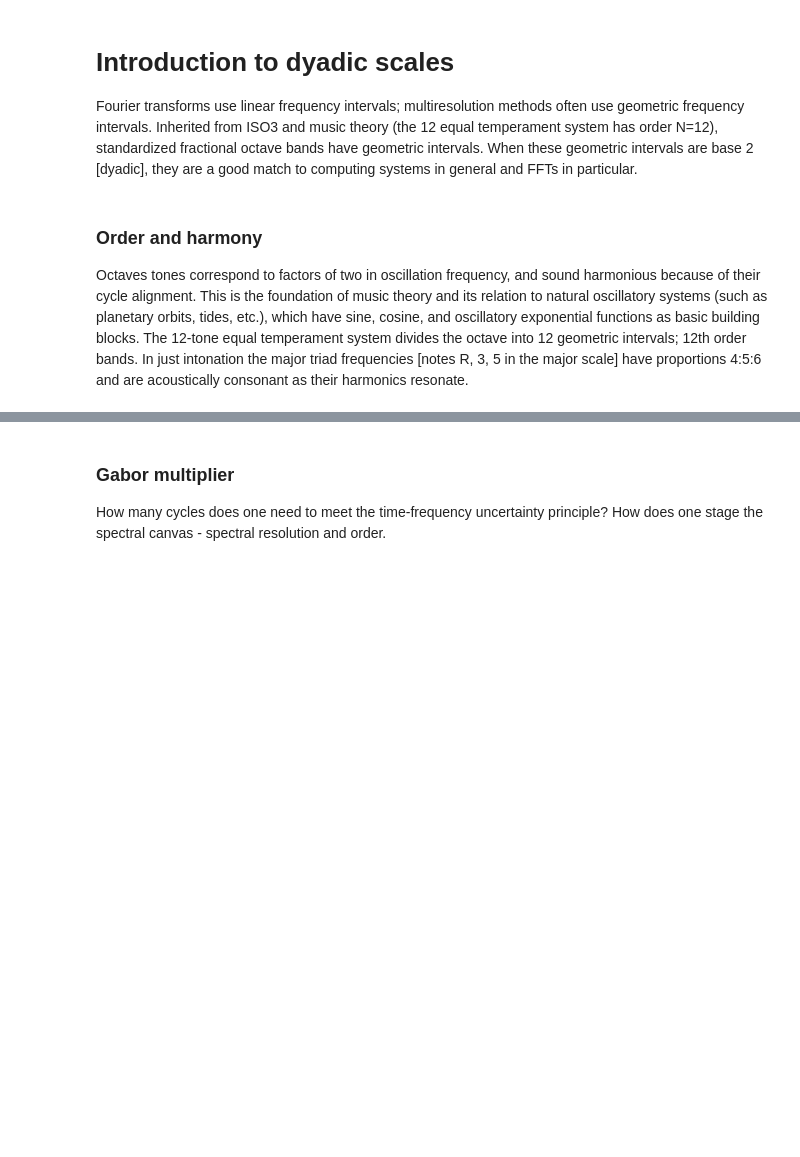
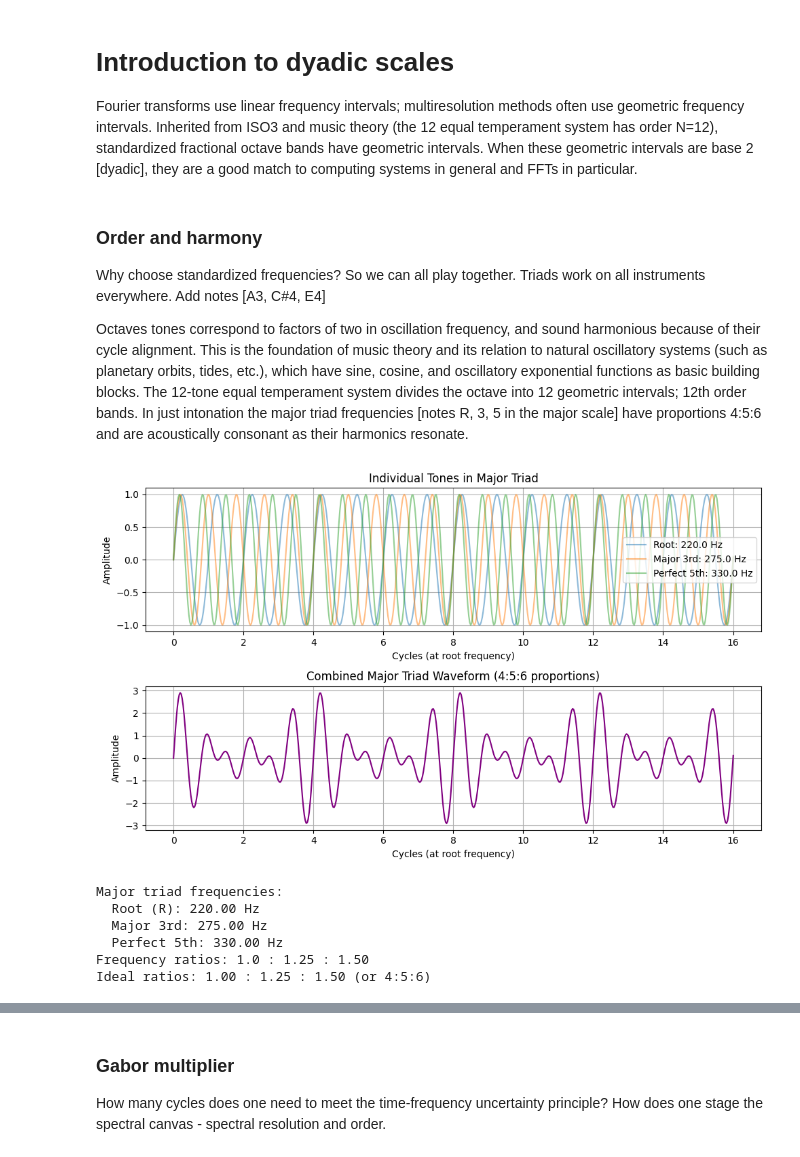
Before and after one commit to ISLA-UH/quantum-inferno, a Jupyter notebook: docs/notebooks/scales_dyadic_evaluation.ipynb, the cells around one changed output, grey strips where cells are left out. Drawn from its saved outputs; the diff is of its cells as text; code cells hidden in the pictures; blank space fills up the shorter version.

```diff
--- a/docs/notebooks/scales_dyadic_evaluation.ipynb
+++ b/docs/notebooks/scales_dyadic_evaluation.ipynb
@@ -9,6 +9,8 @@ from quantum_inferno import qi_debugger
 import quantum_inferno.scales_dyadic as qi_scales
 # %% [markdown]
 ### Order and harmony
+Why choose standardized frequencies? So we can all play together. Triads work on all instruments everywhere. Add notes [A3, C#4, E4]
+
 Octaves tones correspond to factors of two in oscillation frequency, and sound harmonious because of their cycle alignment. This is the foundation of music theory and its relation to natural oscillatory systems (such as planetary orbits, tides, etc.), which have sine, cosine, and oscillatory exponential functions as basic building blocks. The 12-tone equal temperament system divides the octave into 12 geometric intervals; 12th order bands. In just intonation the major triad frequencies [notes R, 3, 5 in the major scale] have proportions 4:5:6 and are acoustically consonant as their harmonics resonate.
 # %%
 # Construct a major triad sinusoid with proportions 4:5:6
@@ -22,13 +24,13 @@ fs = 8000.0  # Sample rate (Hz)
 duration = 2.0  # seconds
 t = np.linspace(0, duration, int(fs * duration), endpoint=False)
 
-# Generate the three tones
+# Generate the three tones, no harmonics, basic [aliased, so incorrect] approach
 tone_root = np.sin(2 * np.pi * f_root * t)
 tone_third = np.sin(2 * np.pi * f_major_third * t)
 tone_fifth = np.sin(2 * np.pi * f_perfect_fifth * t)
 
 # Combine into major triad (equal amplitude)
-major_triad = (tone_root + tone_third + tone_fifth) / 3
+major_triad = tone_root + tone_third + tone_fifth
 
 # Convert time to cycles at root frequency
 cycles_root = f_root * t
@@ -37,32 +39,40 @@ cycles_root = f_root * t
 n_cycles = 16
 plot_samples = int(n_cycles / f_root * fs) + 2  # +2 to include endpoint
 plt.figure(figsize=(10, 6))
 
 plt.subplot(2, 1, 1)
 plt.plot(cycles_root[:plot_samples], tone_root[:plot_samples], alpha=0.5, label=f'Root: {f_root:.1f} Hz')
 plt.plot(cycles_root[:plot_samples], tone_third[:plot_samples], alpha=0.5, label=f'Major 3rd: {f_major_third:.1f} Hz')
 plt.plot(cycles_root[:plot_samples], tone_fifth[:plot_samples], alpha=0.5, label=f'Perfect 5th: {f_perfect_fifth:.1f} Hz')
 plt.xlabel('Cycles (at root frequency)')
 plt.ylabel('Amplitude')
 plt.title('Individual Tones in Major Triad')
 plt.legend()
 plt.grid(True)
 
 plt.subplot(2, 1, 2)
 plt.plot(cycles_root[:plot_samples], major_triad[:plot_samples], color='purple', linewidth=1.5)
 plt.xlabel('Cycles (at root frequency)')
 plt.ylabel('Amplitude')
 plt.title('Combined Major Triad Waveform (4:5:6 proportions)')
 plt.grid(True)
 
 plt.tight_layout()
 plt.show()
 
 print(f'Major triad frequencies:')
 print(f'  Root (R): {f_root:.2f} Hz')
 print(f'  Major 3rd: {f_major_third:.2f} Hz')
 print(f'  Perfect 5th: {f_perfect_fifth:.2f} Hz')
 print(f'Frequency ratios: {f_root/f_root:.1f} : {f_major_third/f_root:.2f} : {f_perfect_fifth/f_root:.2f}')
 print(f'Ideal ratios: 1.00 : 1.25 : 1.50 (or 4:5:6)')
+# %% [output]
+[figure, added]
+Major triad frequencies:
+  Root (R): 220.00 Hz
+  Major 3rd: 275.00 Hz
+  Perfect 5th: 330.00 Hz
+Frequency ratios: 1.0 : 1.25 : 1.50
+Ideal ratios: 1.00 : 1.25 : 1.50 (or 4:5:6)
 # %% [markdown]
 ## Cyberspectral space
```
Also changed, not shown: parts of 6 cells of this notebook, 4 other files.
